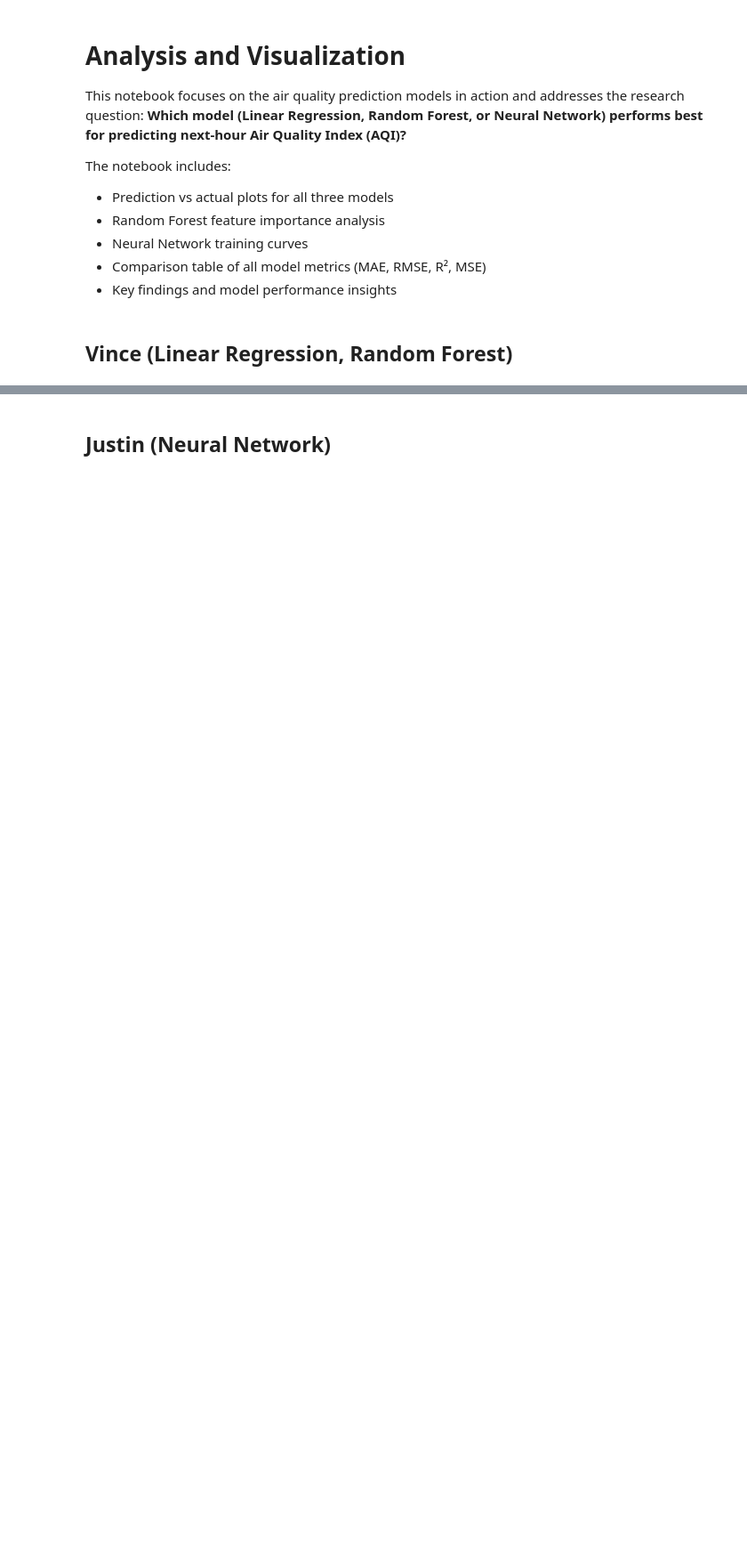
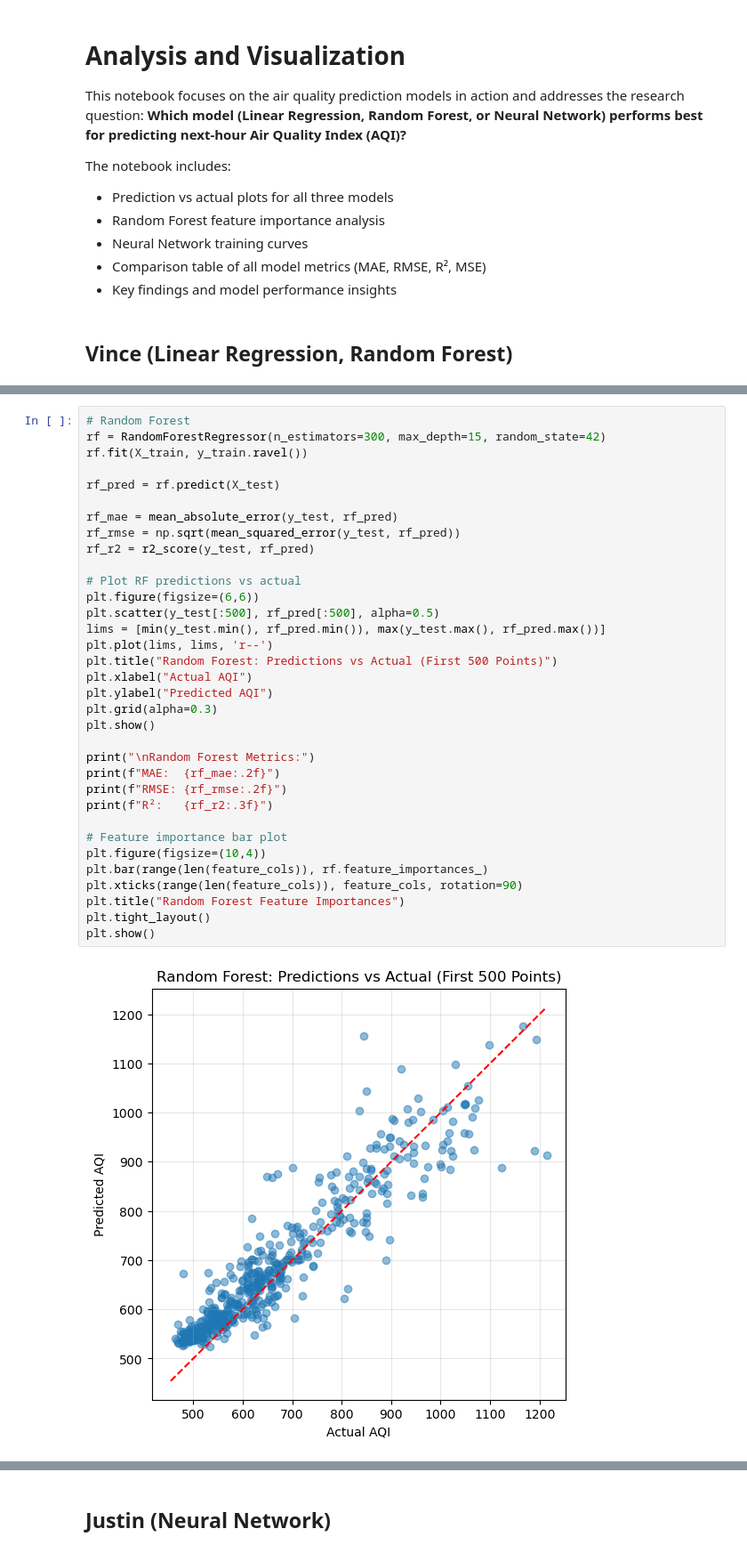
Before and after one commit to Jjmaxxx/cs171-final-project, a Jupyter notebook: analysis_visualization.ipynb, the cells around one changed output, grey strips where cells are left out. Shown: that part at 89% size. Saved outputs shown, nothing was run; the diff lists cells and outputs as text; blank space fills up the shorter version.

```diff
--- a/analysis_visualization.ipynb
+++ b/analysis_visualization.ipynb
@@ -13,0 +84,36 @@ The notebook includes:
+# %%
+# Random Forest
+rf = RandomForestRegressor(n_estimators=300, max_depth=15, random_state=42)
+rf.fit(X_train, y_train.ravel())
+
+rf_pred = rf.predict(X_test)
+
+rf_mae = mean_absolute_error(y_test, rf_pred)
+rf_rmse = np.sqrt(mean_squared_error(y_test, rf_pred))
+rf_r2 = r2_score(y_test, rf_pred)
+
+# Plot RF predictions vs actual
+plt.figure(figsize=(6,6))
+plt.scatter(y_test[:500], rf_pred[:500], alpha=0.5)
+lims = [min(y_test.min(), rf_pred.min()), max(y_test.max(), rf_pred.max())]
+plt.plot(lims, lims, 'r--')
+plt.title("Random Forest: Predictions vs Actual (First 500 Points)")
+plt.xlabel("Actual AQI")
+plt.ylabel("Predicted AQI")
+plt.grid(alpha=0.3)
+plt.show()
+
+print("\nRandom Forest Metrics:")
+print(f"MAE:  {rf_mae:.2f}")
+print(f"RMSE: {rf_rmse:.2f}")
+print(f"R²:   {rf_r2:.3f}")
+
+# Feature importance bar plot
+plt.figure(figsize=(10,4))
+plt.bar(range(len(feature_cols)), rf.feature_importances_)
+plt.xticks(range(len(feature_cols)), feature_cols, rotation=90)
+plt.title("Random Forest Feature Importances")
+plt.tight_layout()
+plt.show()
+# %% [output]
+[figure, added]
```
Also changed, not shown: parts of 4 cells of this notebook.
